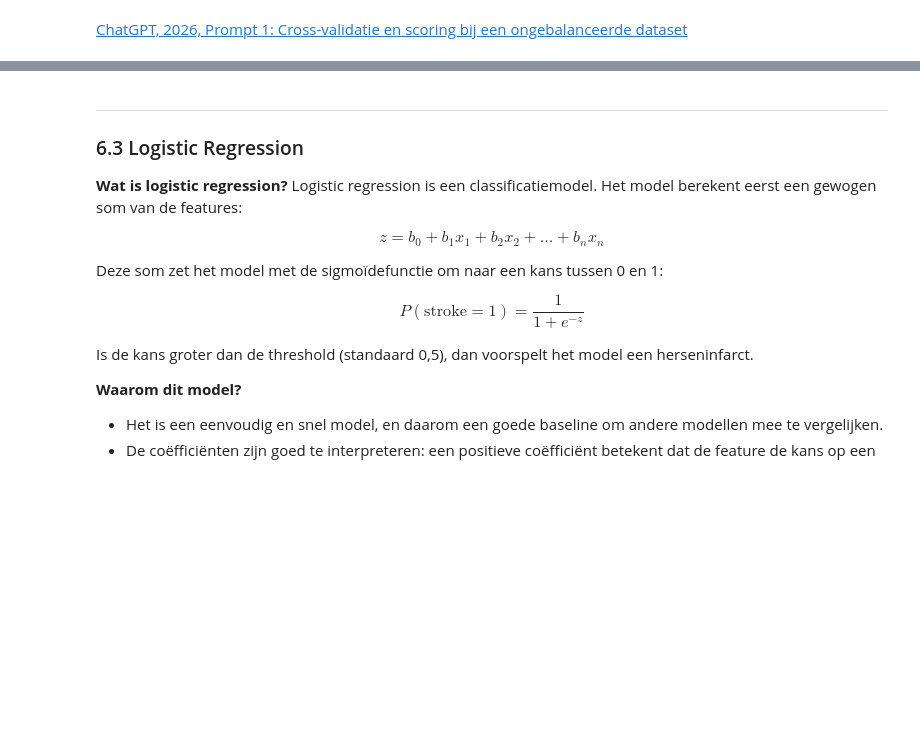
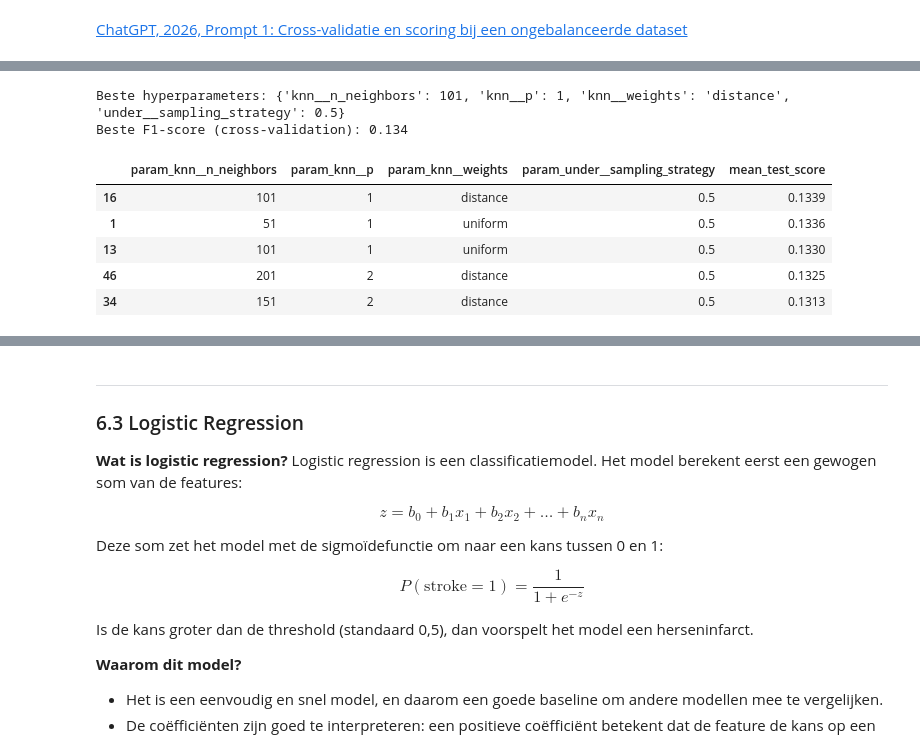
Before and after one commit to Gamal-alsa2026/Predicting-stroke-2026-27, a Jupyter notebook: notebooks/predict_stroke.ipynb, the cells around one changed output, grey strips where cells are left out. Saved outputs shown, nothing was run; the diff lists cells and outputs as text; code cells hidden in the pictures; blank space fills up the shorter version.

```diff
--- a/notebooks/predict_stroke.ipynb
+++ b/notebooks/predict_stroke.ipynb
@@ -819,0 +1016,38 @@ scoring = {
+# %%
+# Pipeline: standaardiseren -> undersampling -> KNN
+knn_pipe = ImbPipeline([
+    ("scaler", StandardScaler()),
+    ("under", RandomUnderSampler(random_state=42)),
+    ("knn", KNeighborsClassifier()),
+])
+
+# Alle hyperparameters en waarden die we willen testen
+param_grid = {
+    "knn__n_neighbors": [51, 101, 151, 201],
+    "knn__p": [1, 2],
+    "knn__weights": ["uniform", "distance"],
+    "under__sampling_strategy": [0.2, 0.5, 1.0],
+}
+
+# Test alle combinaties met 5-fold cross-validation op de F1-score
+grid_knn = GridSearchCV(knn_pipe, param_grid, scoring="f1", cv=cv,
+                        n_jobs=-1)
+grid_knn.fit(X_train, y_train)
+
+print("Beste hyperparameters:", grid_knn.best_params_)
+print("Beste F1-score (cross-validation):", round(grid_knn.best_score_, 3))
+
+# Top 5 van de beste combinaties
+resultaten = pd.DataFrame(grid_knn.cv_results_)
+kolommen = ["param_knn__n_neighbors", "param_knn__p", "param_knn__weights",
+            "param_under__sampling_strategy", "mean_test_score"]
+resultaten.sort_values("mean_test_score", ascending=False)[kolommen].head(5).round(4)
+# %% [output]
+Beste hyperparameters: {'knn__n_neighbors': 101, 'knn__p': 1, 'knn__weights': 'distance', 'under__sampling_strategy': 0.5}
+Beste F1-score (cross-validation): 0.134
+|  | param_knn__n_neighbors | param_knn__p | param_knn__weights | param_under__sampling_strategy | mean_test_score |
+| 16 | 101 | 1 | distance | 0.5 | 0.1339 |
+| 1 | 51 | 1 | uniform | 0.5 | 0.1336 |
+| 13 | 101 | 1 | uniform | 0.5 | 0.1330 |
+| 46 | 201 | 2 | distance | 0.5 | 0.1325 |
+| 34 | 151 | 2 | distance | 0.5 | 0.1313 |
```
Also changed, not shown: parts of 26 cells of this notebook.
